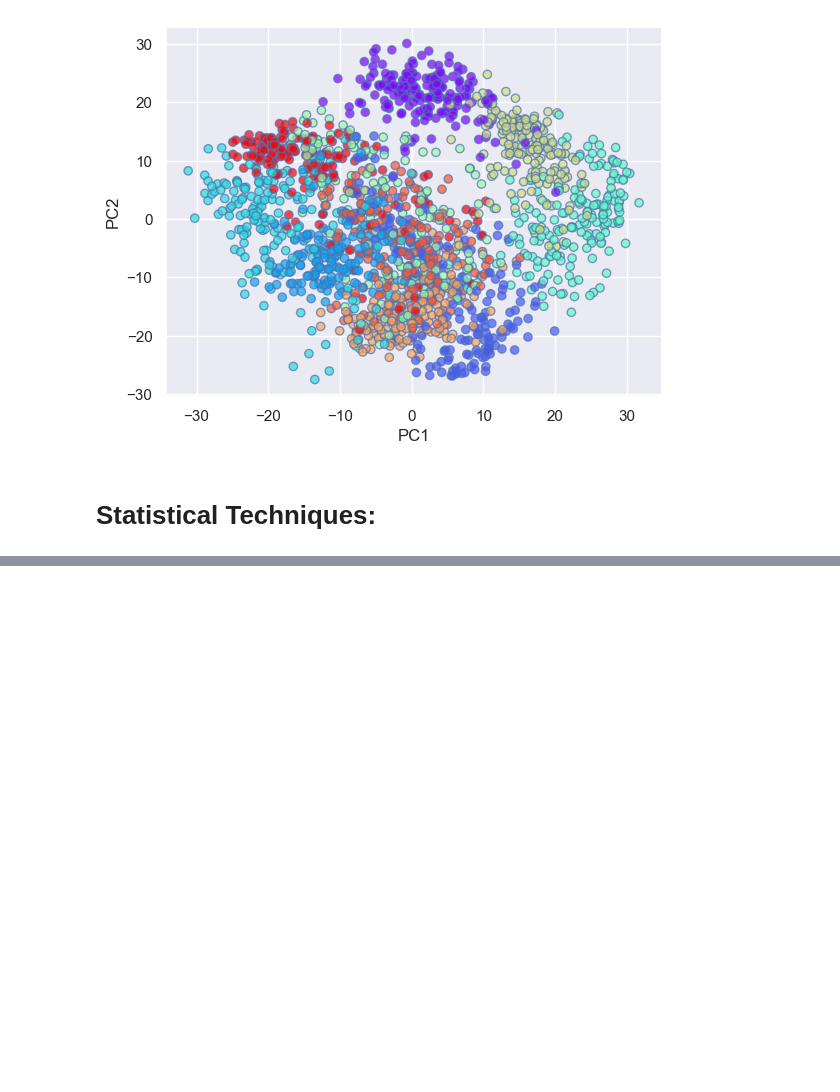
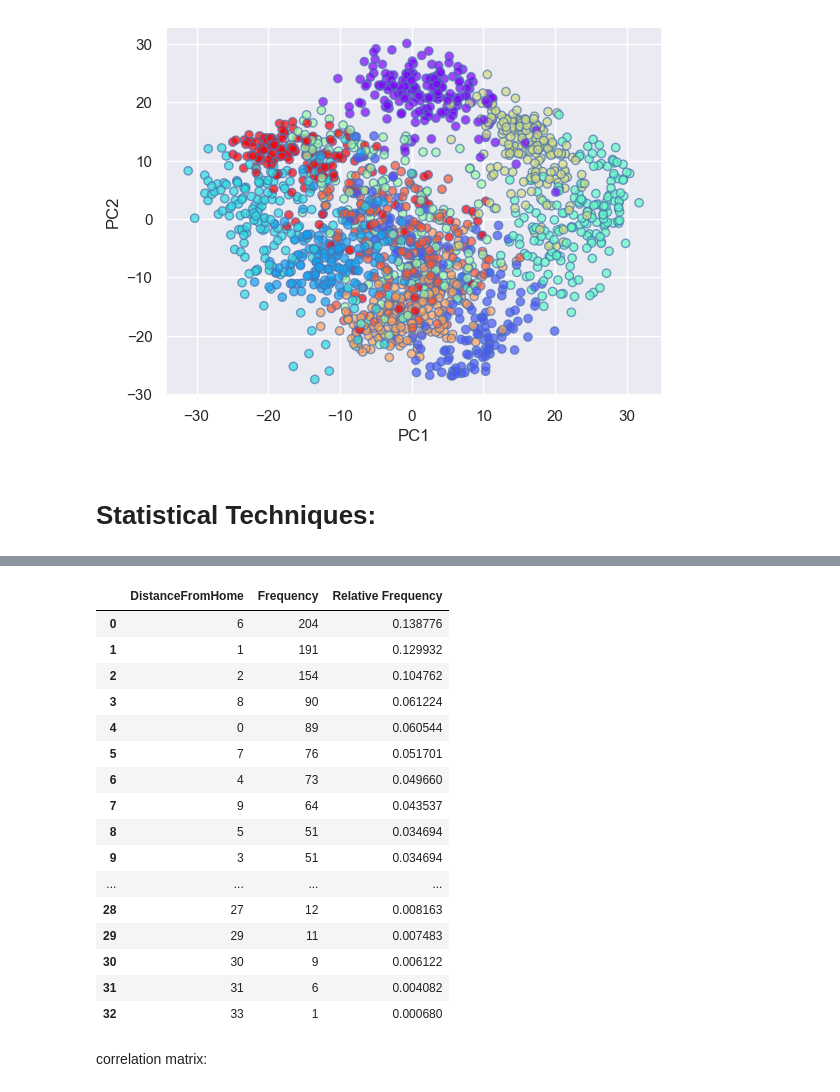
Before and after one commit to Sba23037/CristinaPriolo_Sba23037_Lvl8_CA2_Integrated, a Jupyter notebook: CristinaPriolo_Sba23037_Lvl8_CA2_Integrated.ipynb, the cells around one changed output, grey strips where cells are left out. Drawn from its saved outputs; the diff is of its cells as text; code cells hidden in the pictures; blank space fills up the shorter version.

```diff
--- a/CristinaPriolo_Sba23037_Lvl8_CA2_Integrated.ipynb
+++ b/CristinaPriolo_Sba23037_Lvl8_CA2_Integrated.ipynb
@@ -753,0 +961,28 @@ explanations, visualisations, and appropriate statistical terminology. (0-20 mar
+# %%
+dataset.DistanceFromHome.value_counts()
+value_counts = dataset['DistanceFromHome'].value_counts()
+relative_frequencies = value_counts / len(dataset)
+subtable = pd.DataFrame({'DistanceFromHome': value_counts.index,
+                         'Frequency': value_counts.values,
+                         'Relative Frequency': relative_frequencies.values})
+subtable
+# %% [output]
+|  | DistanceFromHome | Frequency | Relative Frequency |
+| 0 | 6 | 204 | 0.138776 |
+| 1 | 1 | 191 | 0.129932 |
+| 2 | 2 | 154 | 0.104762 |
+| 3 | 8 | 90 | 0.061224 |
+| 4 | 0 | 89 | 0.060544 |
+| 5 | 7 | 76 | 0.051701 |
+| 6 | 4 | 73 | 0.049660 |
+| 7 | 9 | 64 | 0.043537 |
+| 8 | 5 | 51 | 0.034694 |
+| 9 | 3 | 51 | 0.034694 |
+| ... | ... | ... | ... |
+| 28 | 27 | 12 | 0.008163 |
+| 29 | 29 | 11 | 0.007483 |
+| 30 | 30 | 9 | 0.006122 |
+| 31 | 31 | 6 | 0.004082 |
+| 32 | 33 | 1 | 0.000680 |
+# %% [markdown]
+correlation matrix:
```
Also changed, not shown: parts of 27 cells of this notebook.
